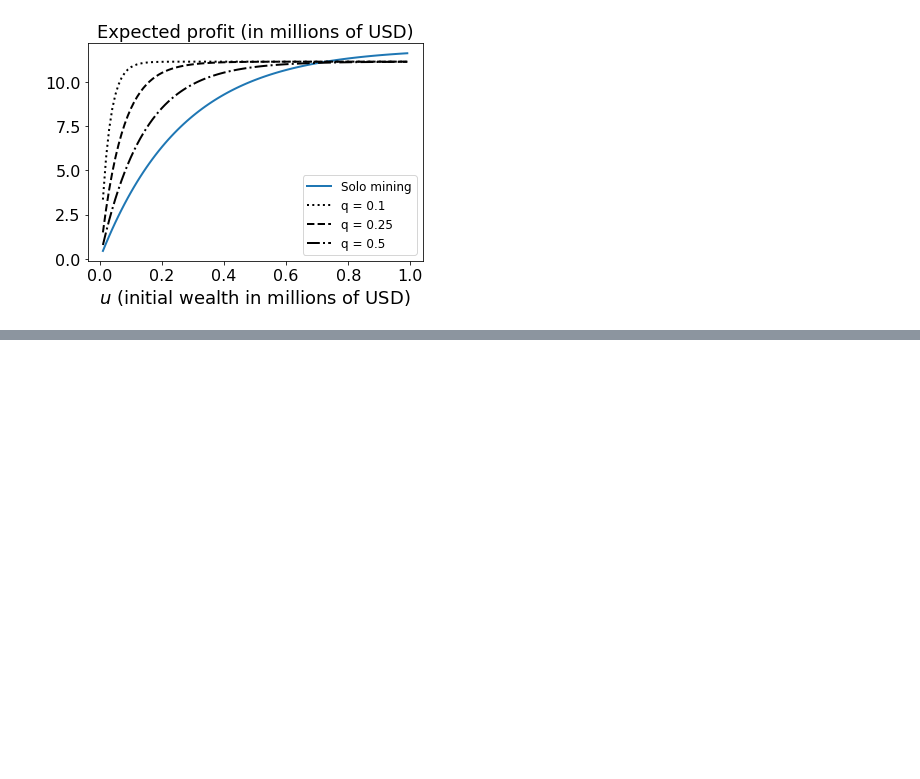
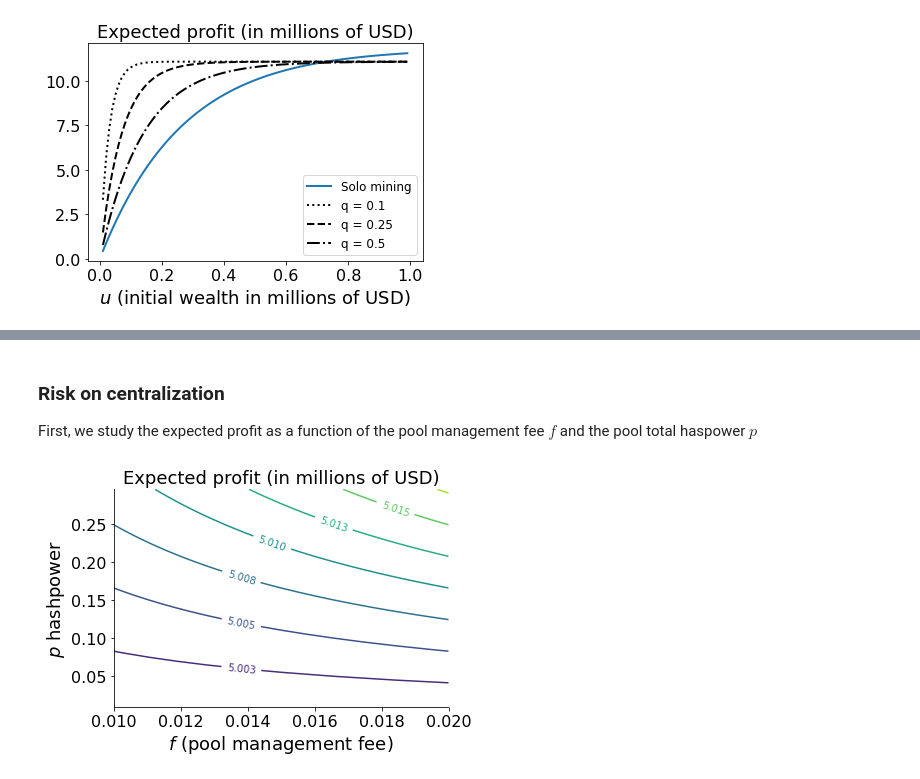
Before and after one commit to LaGauffre/BLOCKASTICS, a Jupyter notebook: Python/Lecture_3.ipynb, the cells around one changed output, grey strips where cells are left out. Saved outputs shown, nothing was run; the diff lists cells and outputs as text; code cells hidden in the pictures; blank space fills up the shorter version.

```diff
--- a/Python/Lecture_3.ipynb
+++ b/Python/Lecture_3.ipynb
@@ -396,0 +486,25 @@ The wealth of the pool manager is given
+# %% [markdown]
+### Risk on centralization
+
+First, we study the expected profit as a function of the pool management fee $f$ and the pool total haspower $p$
+# %%
+import numpy as np
+import matplotlib.cm as cm
+import matplotlib.pyplot as plt
+
+u, t, q, f, p, λ  = 5000000, 24*7, 0.25, 0.025, 0.1, 6*0.01
+f = np.arange(0.01, 0.025, 0.005)
+p = np.arange(0.01, 0.3, 0.005)
+F, P = np.meshgrid(f, p)
+V = V_pool_T(u, t, b, λ * P, q, F) *1e-6
+fig, ax = plt.subplots()
+CS = ax.contour(F, P, V)
+ax.clabel(CS, inline=True, fontsize=10)
+ax.set_title('Expected profit (in millions of USD)', fontsize = fontsize_axes)
+# plt.title('Expected profit (in millions of USD)', fontsize = fontsize_axes)
+ax.tick_params(labelsize=fontsize_ticker)
+ax.set_xlabel('$f$ (pool management fee)', fontsize = fontsize_axes)
+ax.set_ylabel('$p$ hashpower', fontsize = fontsize_axes)
+sns.despine()
+# %% [output]
+[figure, added]
```
Also changed, not shown: parts of 19 cells of this notebook, 6 other files.
